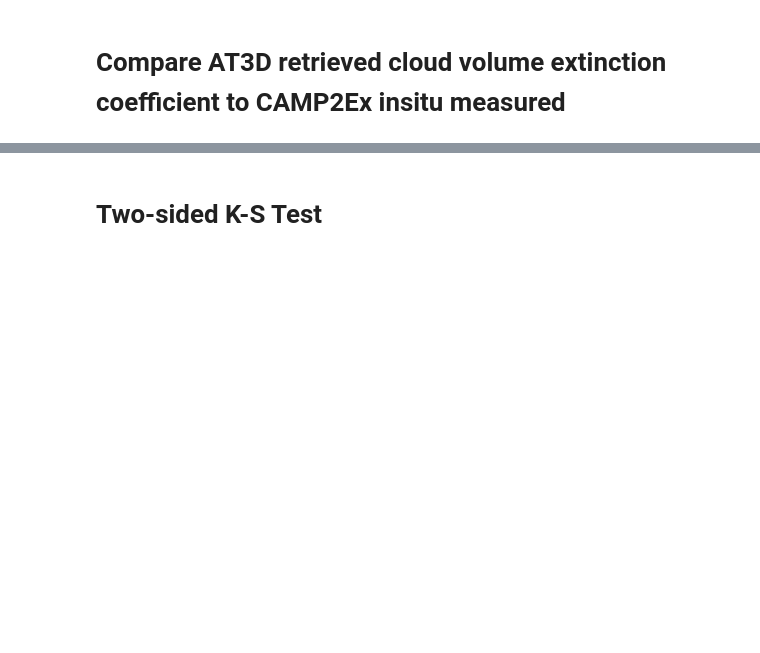
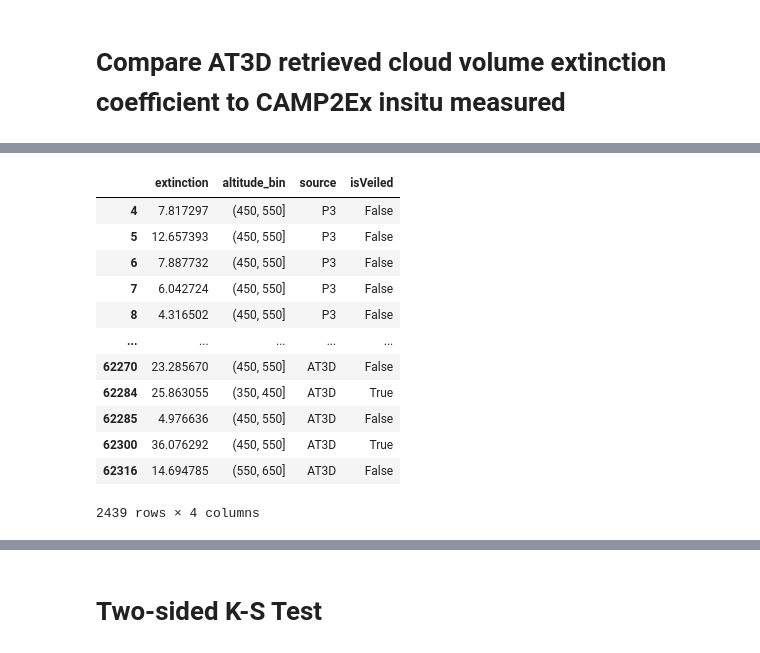
Before and after one commit to jlun17/misr-at3d-camp2ex, a Jupyter notebook: notebooks/investigation/single_retrieval/CAMP2Ex_insitu.ipynb, the cells around one changed output, grey strips where cells are left out. Cells and saved outputs as stored; diff of their text form; code cells hidden in the pictures; blank space fills up the shorter version.

```diff
--- a/notebooks/investigation/single_retrieval/CAMP2Ex_insitu.ipynb
+++ b/notebooks/investigation/single_retrieval/CAMP2Ex_insitu.ipynb
@@ -364,4 +366,20 @@ p3_at3d = pd.concat([
     tmp_at3d_cloud,
     # tmp_p3_sim
 ])
+# %%
+p3_at3d
+# %% [output]
+|  | extinction | altitude_bin | source | isVeiled |
+| 4 | 7.817297 | (450, 550] | P3 | False |
+| 5 | 12.657393 | (450, 550] | P3 | False |
+| 6 | 7.887732 | (450, 550] | P3 | False |
+| 7 | 6.042724 | (450, 550] | P3 | False |
+| 8 | 4.316502 | (450, 550] | P3 | False |
+| ... | ... | ... | ... | ... |
+| 62270 | 23.285670 | (450, 550] | AT3D | False |
+| 62284 | 25.863055 | (350, 450] | AT3D | True |
+| 62285 | 4.976636 | (450, 550] | AT3D | False |
+| 62300 | 36.076292 | (450, 550] | AT3D | True |
+| 62316 | 14.694785 | (550, 650] | AT3D | False |
+2439 rows × 4 columns
 # %%
```
Also changed, not shown: parts of 16 cells of this notebook, 1 other file.
